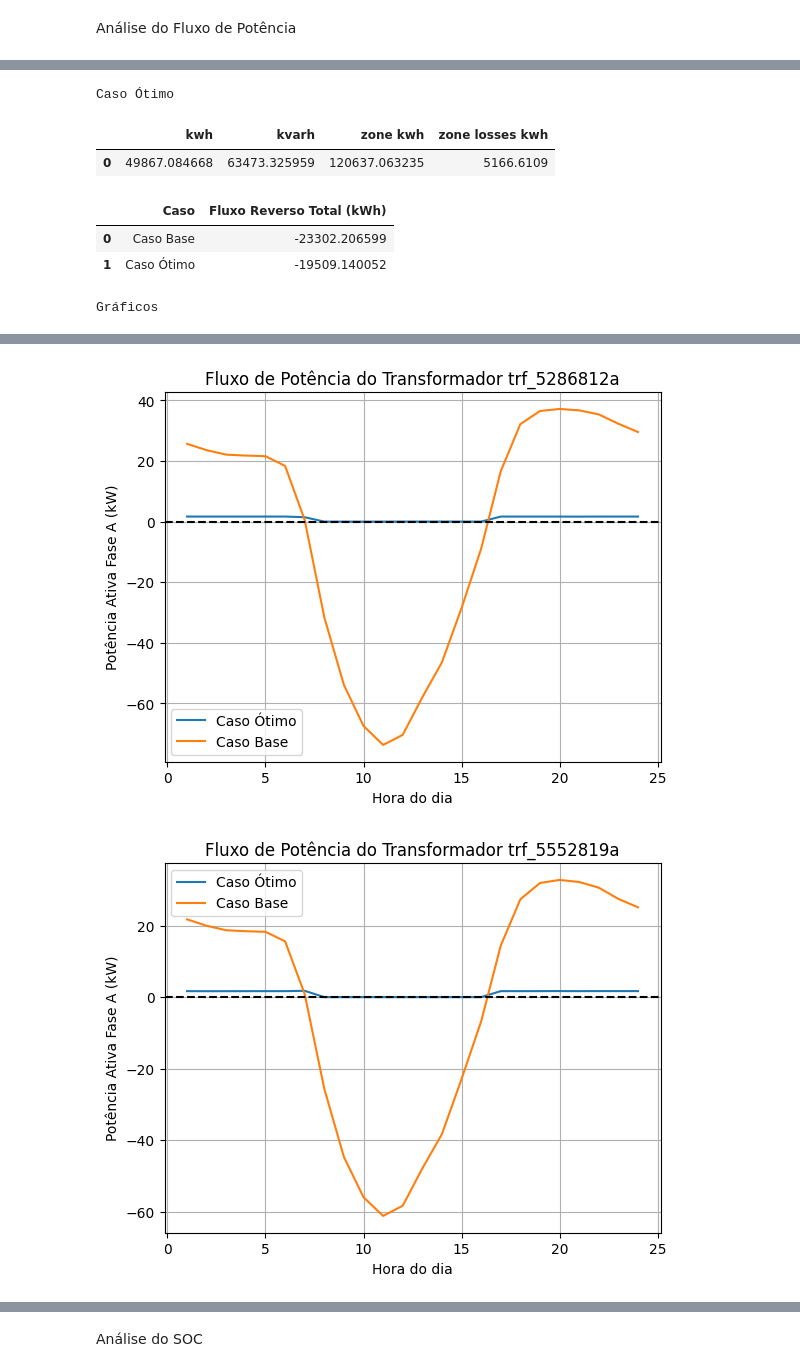
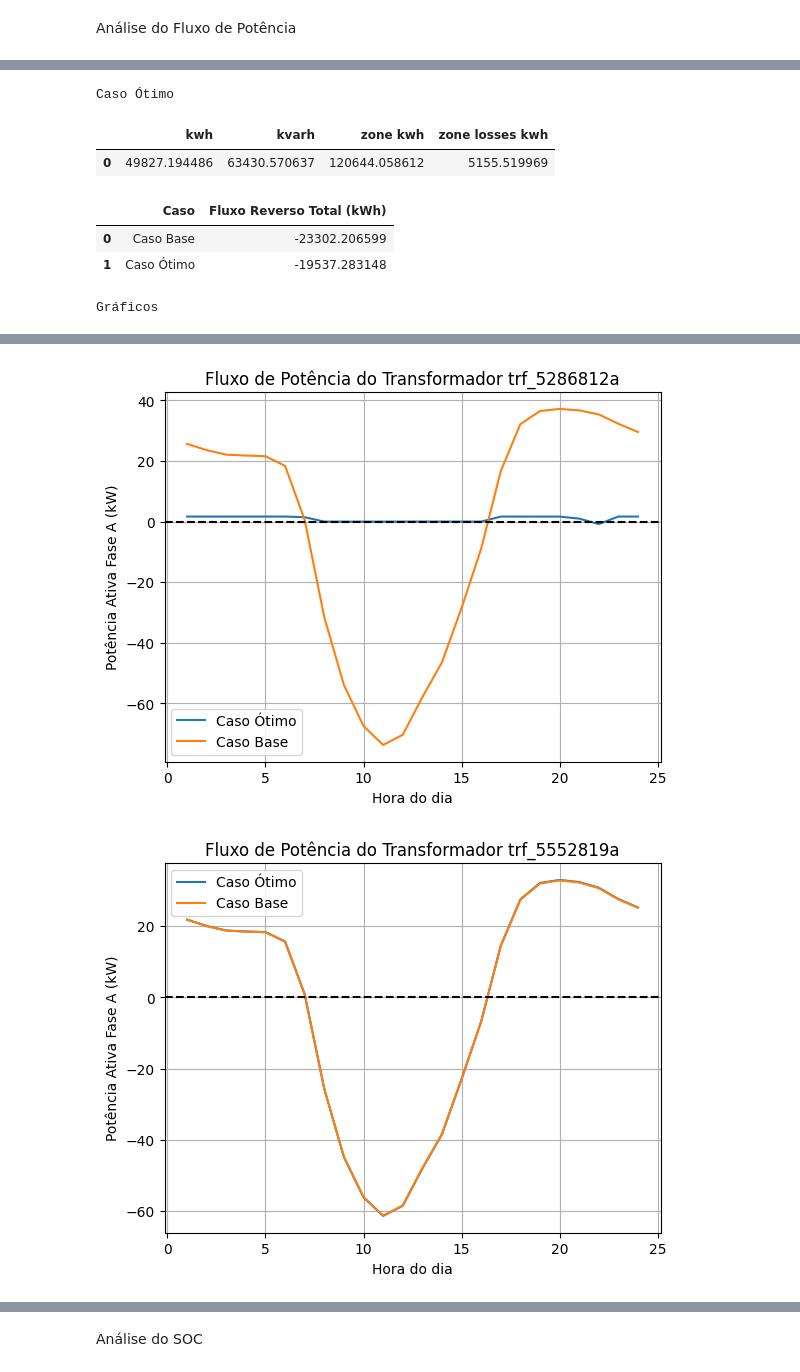
Before and after one commit to Ivanictor/Optimizer-OpenDSS, a Jupyter notebook: optimal_case.ipynb, the cells around one changed output, grey strips where cells are left out. Saved outputs shown, nothing was run; the diff lists cells and outputs as text; code cells hidden in the pictures.

```diff
--- a/optimal_case.ipynb
+++ b/optimal_case.ipynb
@@ -89,8 +89,9 @@ cases = ["Caso Base", "Caso Ótimo"]
 #solution_buses = ['82036275286964.1.2.3.4', '82026915286812.1.2.3.4', '82032765552819.1.2.3.4', '82025745286821.1.2.3.4', '82049885286934.1.2.3.4'] #Solução 5 barras p/ loads_df["bus1"]
 #solution_buses = ['82041765002086', '94511165002086b', '84117165002086', '84117145002086', '82027905286808'] #Exemplo de um dos que não funciona -> retorna 0
 #solution_buses = ['82034735002086', '82034735002086b', '82065635002086', '82026915286812', '82036275286964'] #Solução 5 barras p/ buses_df["name"] 1a tentativa (melhor)
-solution_buses = ['82023395286788', '82026915286812', '82025745286821', '82032765552819', '82036275286964'] #Solução 5 barras buses_df 2a tentativa (média)
-#solution_buses = ['82023395286788', '82026915286812', '82025745286821', '82049885286934', '82036275286964'] #Solução 5 barras buses_df 3a tentativa (inferior)
+#solution_buses = ['82023395286788', '82026915286812', '82025745286821', '82032765552819', '82036275286964'] #Solução 5 barras buses_df 2a tentativa (média)
+solution_buses = ['82023395286788', '82026915286812', '82025745286821', '82049885286934', '82036275286964'] #Solução 5 barras buses_df 3a tentativa (inferior)
+#solution_buses = ['82026915286812', '82049545286931', '82049885286934', '82032765552819', '82036275286964'] #Solução 5 barras buses_df 4a tentativa (média)
 
 dss_file = r"C:\Dados_teste\OpenDSS\GWO\Alim_Meia_Ponte_5_REDUZIDO\Master_PyDSS_Interface.dss"
 
@@ -224,34 +225,34 @@ plt.plot(df_optimal_trafo_4["Hour"], df_optimal_trafo_4[" P1 (kW)"], label="Caso
 plt.plot(df_optimal_trafo_4["Hour"], df_base_trafo_4[" P1 (kW)"], label="Caso Base")
 plt.xlabel("Hora do dia")
 plt.ylabel("Potência Ativa Fase A (kW)")
 plt.legend()
 plt.axhline(y=0, linestyle="--", color="black")
 plt.grid(True)
 plt.title(f"Fluxo de Potência do Transformador {elem_4}")
 plt.show()
 
 #Trafo 5286934a
 
 plt.plot(df_optimal_trafo_5["Hour"], df_optimal_trafo_5[" P1 (kW)"], label="Caso Ótimo")
 plt.plot(df_optimal_trafo_5["Hour"], df_base_trafo_5[" P1 (kW)"], label="Caso Base")
 plt.xlabel("Hora do dia")
 plt.ylabel("Potência Ativa Fase A (kW)")
 plt.legend()
 plt.axhline(y=0, linestyle="--", color="black")
 plt.grid(True)
 plt.title(f"Fluxo de Potência do Transformador {elem_5}")
 plt.show()
 # %% [output]
 Caso Base
 |  | kwh | kvarh | zone kwh | zone losses kwh |
 | 0 | 49444.317416 | 65469.605055 | 120501.062097 | 5882.456263 |
 Caso Ótimo
 |  | kwh | kvarh | zone kwh | zone losses kwh |
-| 0 | 49867.084668 | 63473.325959 | 120637.063235 | 5166.6109 |
+| 0 | 49827.194486 | 63430.570637 | 120644.058612 | 5155.519969 |
 |  | Caso | Fluxo Reverso Total (kWh) |
 | 0 | Caso Base | -23302.206599 |
-| 1 | Caso Ótimo | -19509.140052 |
+| 1 | Caso Ótimo | -19537.283148 |
 Gráficos
 [figure]
-[figure, old version]
+[figure, new version]
-[figure, old version]
+[figure, new version]
```
Also changed, not shown: parts of 2 cells of this notebook, 3 other files.
